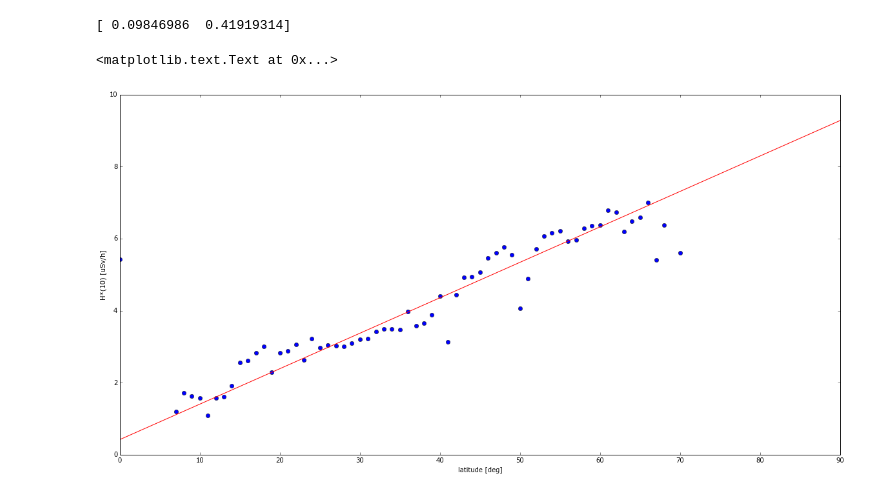
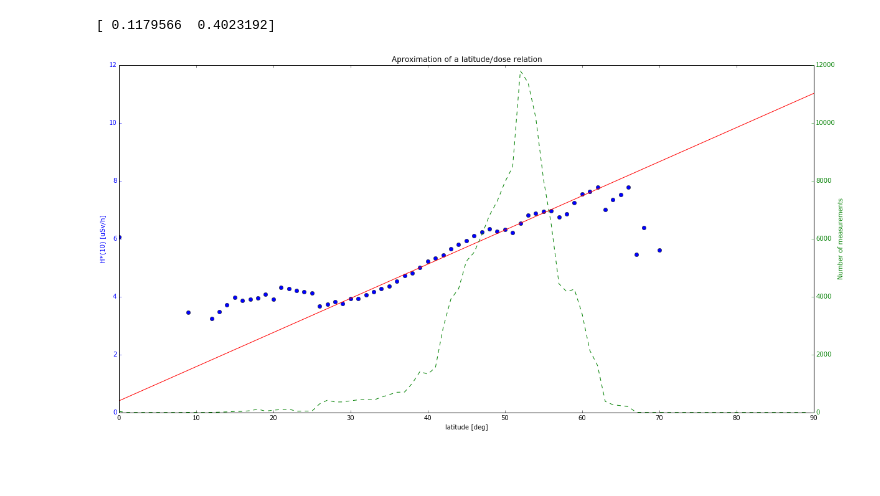
Before and after one commit to ODZ-UJF-AV-CR/liulin, a Jupyter notebook: FDoldstyle_alldata.ipynb, the cells around one changed output. Saved outputs shown, nothing was run; the diff lists cells and outputs as text; code cells hidden in the pictures; blank space fills up the shorter version.

```diff
--- a/FDoldstyle_alldata.ipynb
+++ b/FDoldstyle_alldata.ipynb
@@ -23,38 +26,43 @@ df = pd.read_csv(filename,delimiter='\t', header=0, usecols=['date','lat','alt',
 # %%
 # find latitude relation
 
 plt.figure(figsize=(20, 10))
 
 lat_rad = np.zeros(90)
 lat_num = np.zeros(90)
 
 
 # sum radiation for one degree
 for i in range(len(df)):
-    if (df['H'][i]) > 0:
-        lat_rad[int(round(df['lat'][i]))] += df['H'][i]
-        lat_num[int(round(df['lat'][i]))] += 1
+    if (df['H'][i]) > 3:
+        if (df['alt'][i]) > 33000:
+            lat_rad[int(round(df['lat'][i]))] += df['H'][i]
+            lat_num[int(round(df['lat'][i]))] += 1
 
 # average calculation
 for i in range(90):
     lat_rad[i] /= lat_num[i]
 
-plt.plot(lat_rad,'o')
+plt.plot(lat_rad[0:90],'o')
 
-pf_coef = np.polyfit(range(20,50),lat_rad[range(20,50)],1)     # linear aproximation
+pf_coef = np.polyfit(range(30,60),lat_rad[range(30,60)],1)     # linear aproximation
 
-print pf_coef    # aproximation coeficients
+print 'aproximation coeficients: ', pf_coef    # aproximation coeficients
 
 p = (np.poly1d(pf_coef))
 
 plt.plot(sy.linspace(0,90), p(sy.linspace(0,90)), 'r-')
 plt.xlabel('latitude [deg]')
-plt.ylabel('H*(10) [uSv/h]')
-#plt.title('Easy as 1,2,3') plt.title('Aproximation of a latitude/dose relation')
+plt.ylabel('H*(10) [uSv/h]', color='blue')
+plt.tick_params(axis='y', colors='blue')
+plt.title('Aproximation of a latitude/dose relation')
+plt.twinx()
+plt.plot(lat_num, linestyle='--', color='green')
+plt.ylabel('Number of measurements',color='green')
+plt.tick_params(axis='y', colors='green')
 # %% [output]
-[ 0.09846986  0.41919314]
+[ 0.1179566  0.4023192]
-<matplotlib.text.Text at 0x...>
-[figure, old version]
+[figure, new version]
 # %%
 # find altitude relation
 
```
Also changed, not shown: parts of 8 cells of this notebook, 1 other file.
